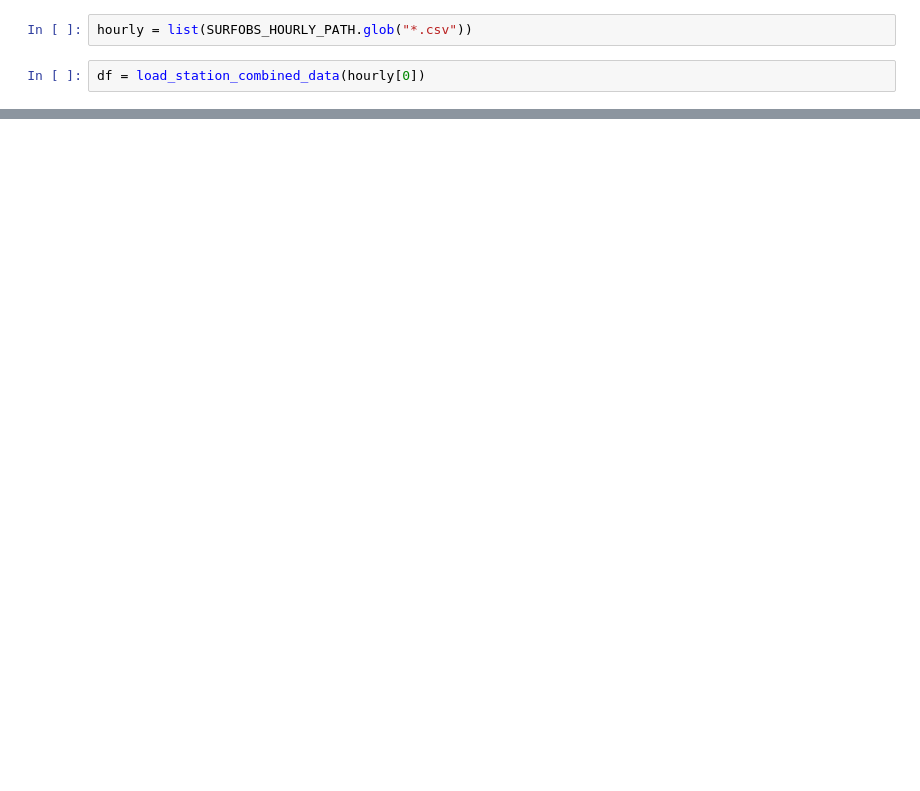
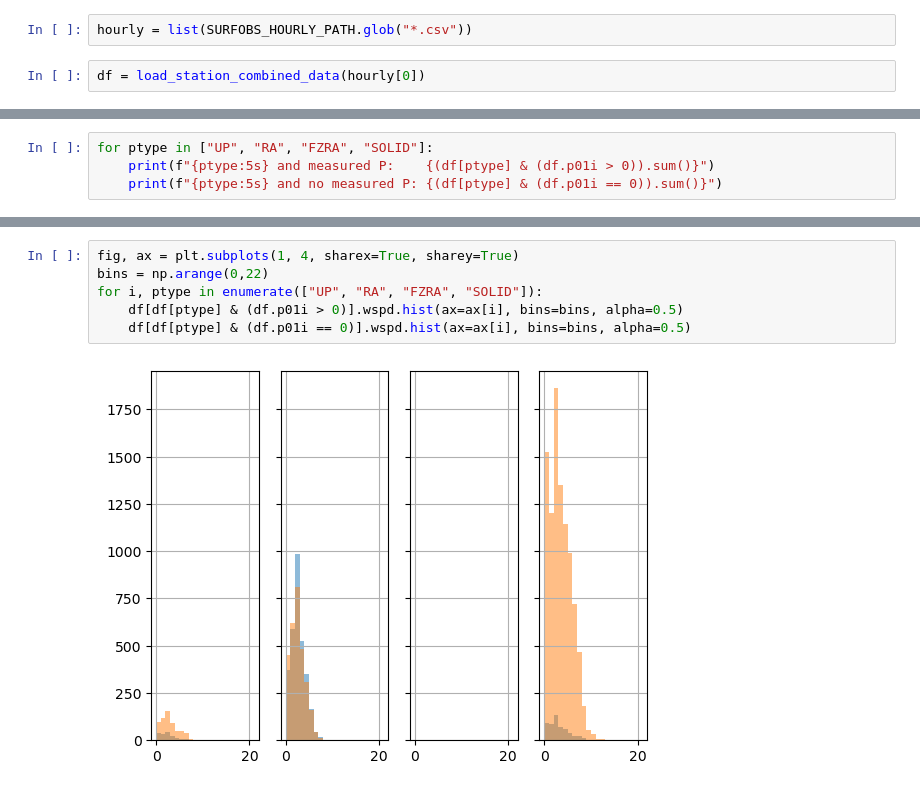
Before and after one commit to andypbarrett/rain_on_snow_database, a Jupyter notebook: notebooks/testing_identify_rain_events.ipynb, the cells around one changed output, grey strips where cells are left out. Saved outputs shown, nothing was run; the diff lists cells and outputs as text; blank space fills up the shorter version.

```diff
--- a/notebooks/testing_identify_rain_events.ipynb
+++ b/notebooks/testing_identify_rain_events.ipynb
@@ -279,0 +170,4 @@ df.p01i.hist(bins=np.arange(0.,df.p01i.max()))
+# %%
+for ptype in ["UP", "RA", "FZRA", "SOLID"]:
+    print(f"{ptype:5s} and measured P:    {(df[ptype] & (df.p01i > 0)).sum()}")
+    print(f"{ptype:5s} and no measured P: {(df[ptype] & (df.p01i == 0)).sum()}")
@@ -279,0 +188,8 @@ df.p01i.hist(bins=np.arange(0.,df.p01i.max()))
+# %%
+fig, ax = plt.subplots(1, 4, sharex=True, sharey=True)
+bins = np.arange(0,22)
+for i, ptype in enumerate(["UP", "RA", "FZRA", "SOLID"]):
+    df[df[ptype] & (df.p01i > 0)].wspd.hist(ax=ax[i], bins=bins, alpha=0.5)
+    df[df[ptype] & (df.p01i == 0)].wspd.hist(ax=ax[i], bins=bins, alpha=0.5)
+# %% [output]
+[figure, added]
```
Also changed, not shown: parts of 69 cells of this notebook.
